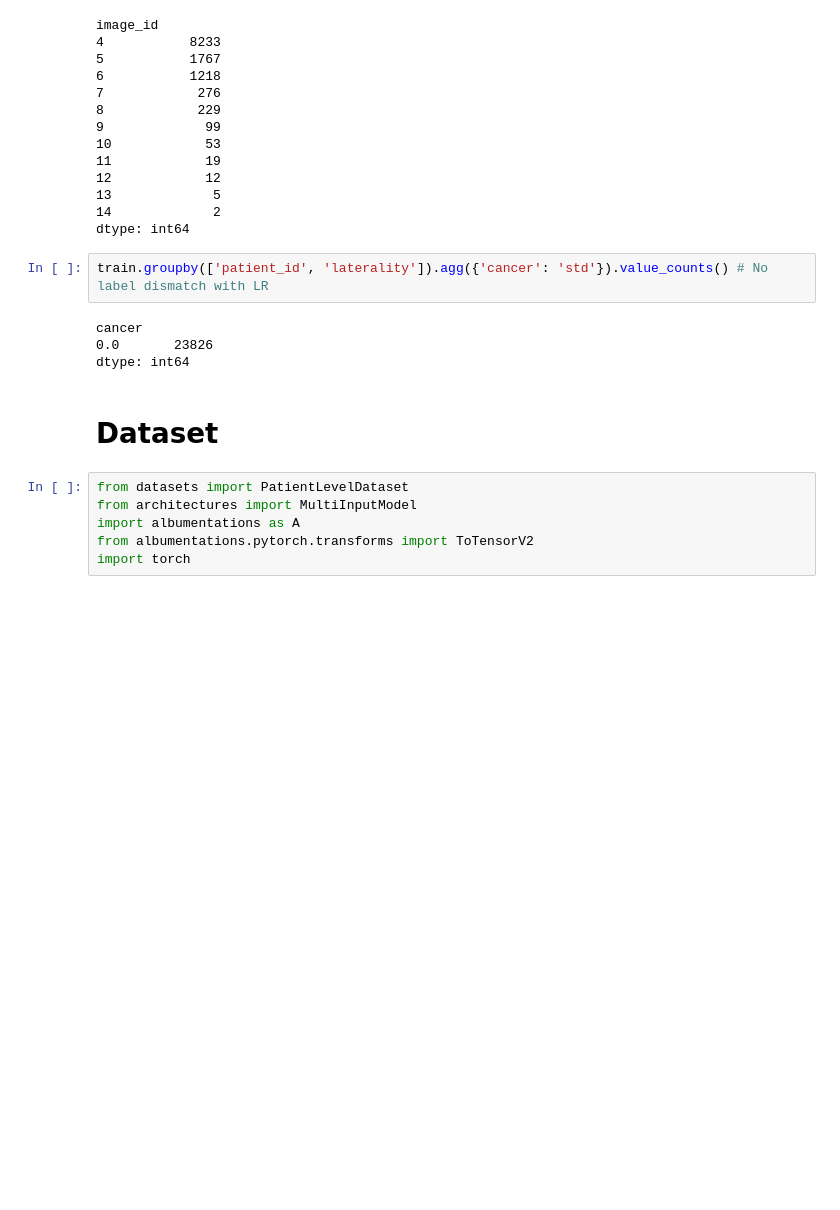
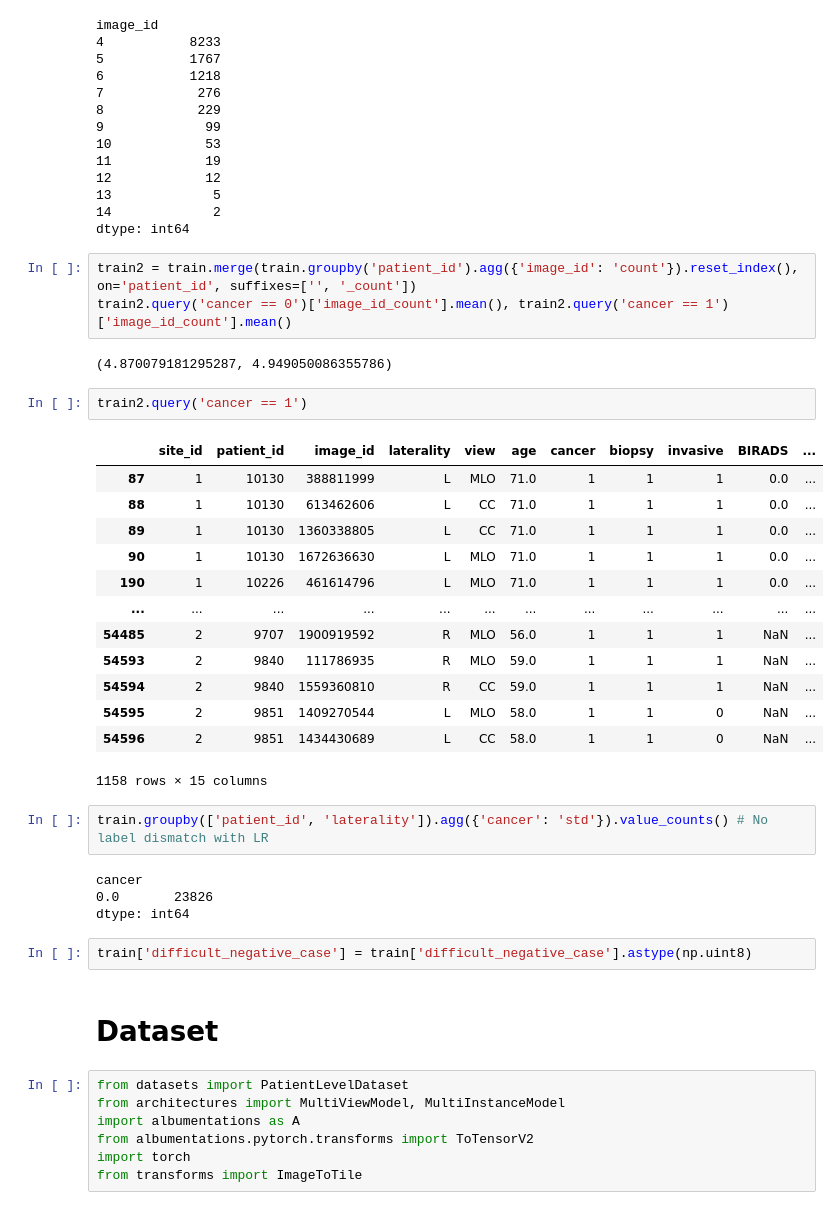
Before and after one commit to analokmaus/kaggle-rsna-breast-cancer, a Jupyter notebook: 00_eda.ipynb, the cells around one changed output. Cells and saved outputs as stored; diff of their text form; blank space fills up the shorter version.

```diff
--- a/00_eda.ipynb
+++ b/00_eda.ipynb
@@ -65,20 +96,44 @@ image_id
 13             5
 14             2
 dtype: int64
+# %%
+train2 = train.merge(train.groupby('patient_id').agg({'image_id': 'count'}).reset_index(), on='patient_id', suffixes=['', '_count'])
+train2.query('cancer == 0')['image_id_count'].mean(), train2.query('cancer == 1')['image_id_count'].mean()
+# %% [output]
+(4.870079181295287, 4.949050086355786)
+# %%
+train2.query('cancer == 1')
+# %% [output]
+|  | site_id | patient_id | image_id | laterality | view | age | cancer | biopsy | invasive | BIRADS | ... |
+| 87 | 1 | 10130 | 388811999 | L | MLO | 71.0 | 1 | 1 | 1 | 0.0 | ... |
+| 88 | 1 | 10130 | 613462606 | L | CC | 71.0 | 1 | 1 | 1 | 0.0 | ... |
+| 89 | 1 | 10130 | 1360338805 | L | CC | 71.0 | 1 | 1 | 1 | 0.0 | ... |
+| 90 | 1 | 10130 | 1672636630 | L | MLO | 71.0 | 1 | 1 | 1 | 0.0 | ... |
+| 190 | 1 | 10226 | 461614796 | L | MLO | 71.0 | 1 | 1 | 1 | 0.0 | ... |
+| ... | ... | ... | ... | ... | ... | ... | ... | ... | ... | ... | ... |
+| 54485 | 2 | 9707 | 1900919592 | R | MLO | 56.0 | 1 | 1 | 1 | NaN | ... |
+| 54593 | 2 | 9840 | 111786935 | R | MLO | 59.0 | 1 | 1 | 1 | NaN | ... |
+| 54594 | 2 | 9840 | 1559360810 | R | CC | 59.0 | 1 | 1 | 1 | NaN | ... |
+| 54595 | 2 | 9851 | 1409270544 | L | MLO | 58.0 | 1 | 1 | 0 | NaN | ... |
+| 54596 | 2 | 9851 | 1434430689 | L | CC | 58.0 | 1 | 1 | 0 | NaN | ... |
+1158 rows × 15 columns
 # %%
 train.groupby(['patient_id', 'laterality']).agg({'cancer': 'std'}).value_counts() # No label dismatch with LR
 # %% [output]
 cancer
 0.0       23826
 dtype: int64
+# %%
+train['difficult_negative_case'] = train['difficult_negative_case'].astype(np.uint8)
 # %% [markdown]
 # Dataset
 # %%
 from datasets import PatientLevelDataset
-from architectures import MultiInputModel
+from architectures import MultiViewModel, MultiInstanceModel
 import albumentations as A
 from albumentations.pytorch.transforms import ToTensorV2
 import torch
+from transforms import ImageToTile
 # %%
 ds = PatientLevelDataset(
     df=train, image_dir=Path('input/rsna-breast-cancer-detection/image_resized_1024'),
```
Also changed, not shown: parts of 9 cells of this notebook, 10 other files.
